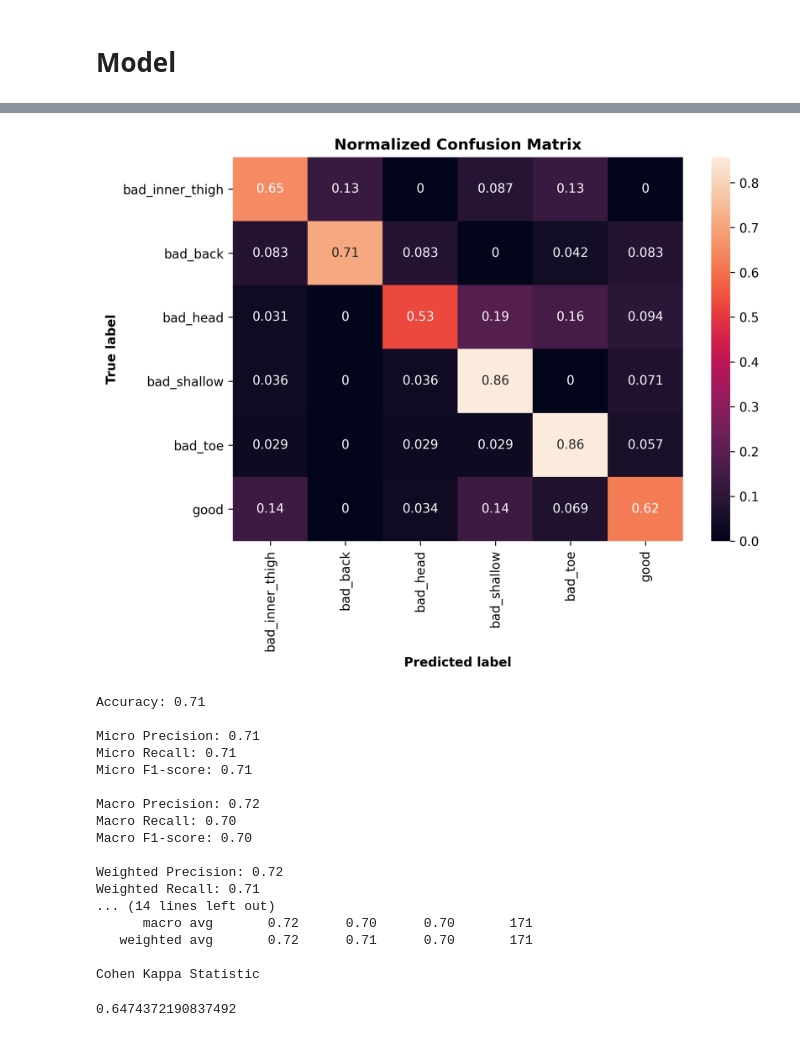
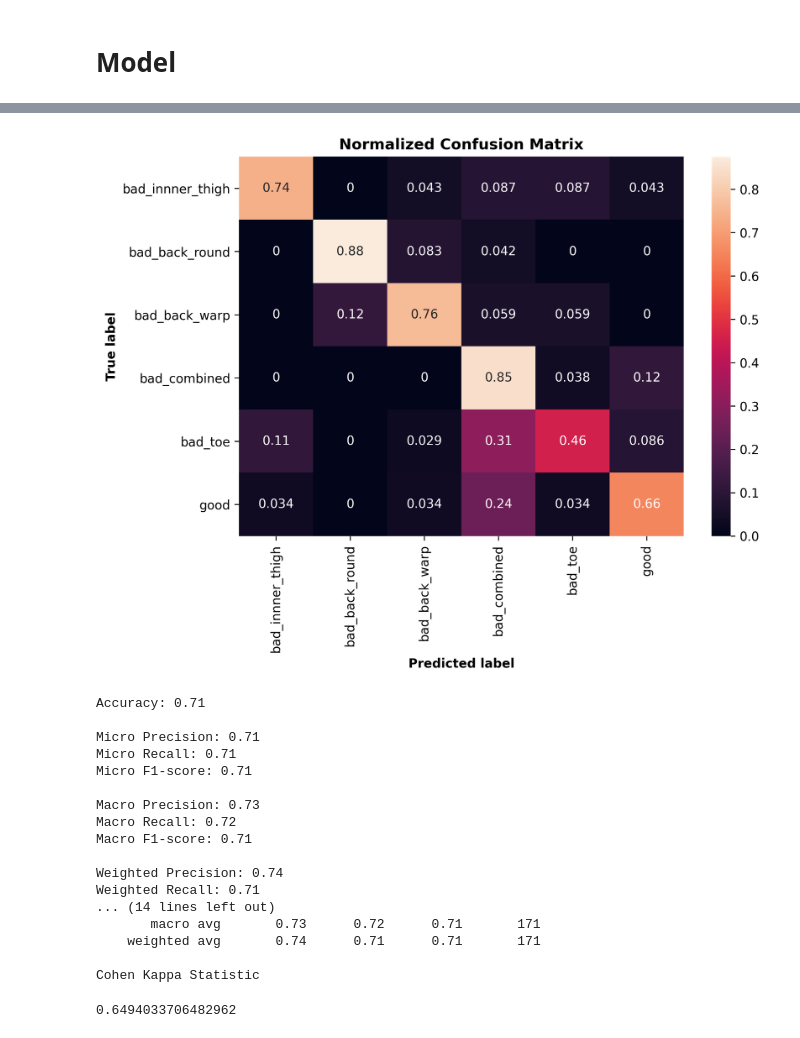
Before and after one commit to marissalee20/squat-analysis, a Jupyter notebook: lstm-model-combined-classes.ipynb, the cells around one changed output, grey strips where cells are left out. Saved outputs shown, nothing was run; the diff lists cells and outputs as text; code cells hidden in the pictures.

```diff
--- a/lstm-model-combined-classes.ipynb
+++ b/lstm-model-combined-classes.ipynb
@@ -15,12 +15,13 @@ import matplotlib.pyplot as plt
 # %% [markdown]
 # Read in Data
 # %%
+nClasses = 6
 train_dset = tf.data.experimental.load('../data/dsets_combined_classes/train_dset-128',(tf.TensorSpec(shape=(None, 300, 171), dtype=tf.float64, name=None),
- tf.TensorSpec(shape=(None, 6), dtype=tf.float32, name=None)))
+ tf.TensorSpec(shape=(None, nClasses), dtype=tf.float32, name=None)))
 val_dset = tf.data.experimental.load('../data/dsets_combined_classes/val_dset-128',(tf.TensorSpec(shape=(None, 300, 171), dtype=tf.float64, name=None),
- tf.TensorSpec(shape=(None, 6), dtype=tf.float32, name=None)))
+ tf.TensorSpec(shape=(None, nClasses), dtype=tf.float32, name=None)))
 test_dset = tf.data.experimental.load('../data/dsets_combined_classes/test_dset-128',(tf.TensorSpec(shape=(None, 300, 171), dtype=tf.float64, name=None),
- tf.TensorSpec(shape=(None, 6), dtype=tf.float32, name=None)))
+ tf.TensorSpec(shape=(None, nClasses), dtype=tf.float32, name=None)))
 # %%
 y_test = np.concatenate([y for x, y in test_dset], axis=0) # for model evaluation
 y_test = [np.where(r==1)[0][0] for r in y_test] # convert from one-hot to integer
@@ -136,7 +137,7 @@ import pandas as pd
 import matplotlib.pyplot as plt
 
 cm = confusion_matrix(y_test,y_pred, normalize = 'true') #true,pred
-display_labels = ['bad_inner_thigh', 'bad_back', 'bad_head', 'bad_shallow', 'bad_toe', 'good']
+display_labels = ['bad_innner_thigh', 'bad_back_round', 'bad_back_warp', 'bad_combined', 'bad_toe', 'good']
 
 df_cm = pd.DataFrame(cm, index = display_labels, columns = display_labels)
 plt.figure(figsize=(8, (7 * 8)/10),dpi=300)
@@ -145,49 +146,49 @@ sn.heatmap(df_cm, annot=True) # font size #,annot_kws={"size": 16}
 plt.ylabel('True label', fontweight = 'bold')
 plt.xlabel('Predicted label', fontweight = 'bold')
 plt.title('Normalized Confusion Matrix', fontweight = 'bold')
 plt.show()
 
 #importing accuracy_score, precision_score, recall_score, f1_score
 print('\nAccuracy: {:.2f}\n'.format(accuracy_score(y_test, y_pred)))
 
 print('Micro Precision: {:.2f}'.format(precision_score(y_test, y_pred, average='micro')))
 print('Micro Recall: {:.2f}'.format(recall_score(y_test, y_pred, average='micro')))
 print('Micro F1-score: {:.2f}\n'.format(f1_score(y_test, y_pred, average='micro')))
 
 print('Macro Precision: {:.2f}'.format(precision_score(y_test, y_pred, average='macro')))
 print('Macro Recall: {:.2f}'.format(recall_score(y_test, y_pred, average='macro')))
 print('Macro F1-score: {:.2f}\n'.format(f1_score(y_test, y_pred, average='macro')))
 
 print('Weighted Precision: {:.2f}'.format(precision_score(y_test, y_pred, average='weighted')))
 print('Weighted Recall: {:.2f}'.format(recall_score(y_test, y_pred, average='weighted')))
 print('Weighted F1-score: {:.2f}'.format(f1_score(y_test, y_pred, average='weighted')))
 
 
 print('\nClassification Report\n')
 classification_rep = classification_report(y_test, y_pred, target_names= display_labels)
 print(classification_rep)
 
 
 #Cohen Kappa Statistic
 print('Cohen Kappa Statistic\n')
 cohen_kappa_score(y_test, y_pred, labels=None, weights=None, sample_weight=None)
 # %% [output]
-[figure, old version]
+[figure, new version]
 Accuracy: 0.71
 
 Micro Precision: 0.71
 Micro Recall: 0.71
 Micro F1-score: 0.71
 
-Macro Precision: 0.72
-Macro Recall: 0.70
-Macro F1-score: 0.70
+Macro Precision: 0.73
+Macro Recall: 0.72
+Macro F1-score: 0.71
 
-Weighted Precision: 0.72
+Weighted Precision: 0.74
 Weighted Recall: 0.71
 ... (14 lines left out)
-      macro avg       0.72      0.70      0.70       171
-   weighted avg       0.72      0.71      0.70       171
+       macro avg       0.73      0.72      0.71       171
+    weighted avg       0.74      0.71      0.71       171
 
 Cohen Kappa Statistic
-0.6474372190837492
+0.6494033706482962
```
Also changed, not shown: parts of 4 cells of this notebook, 2 other files.
